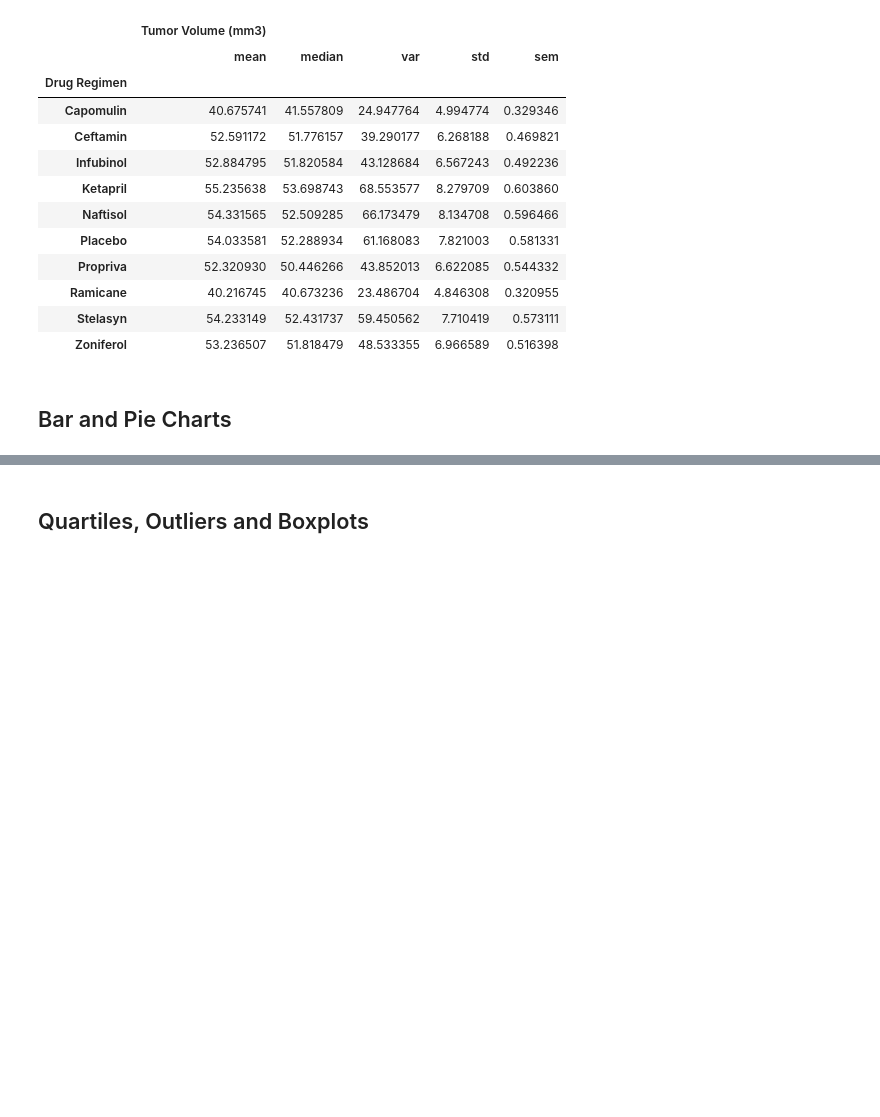
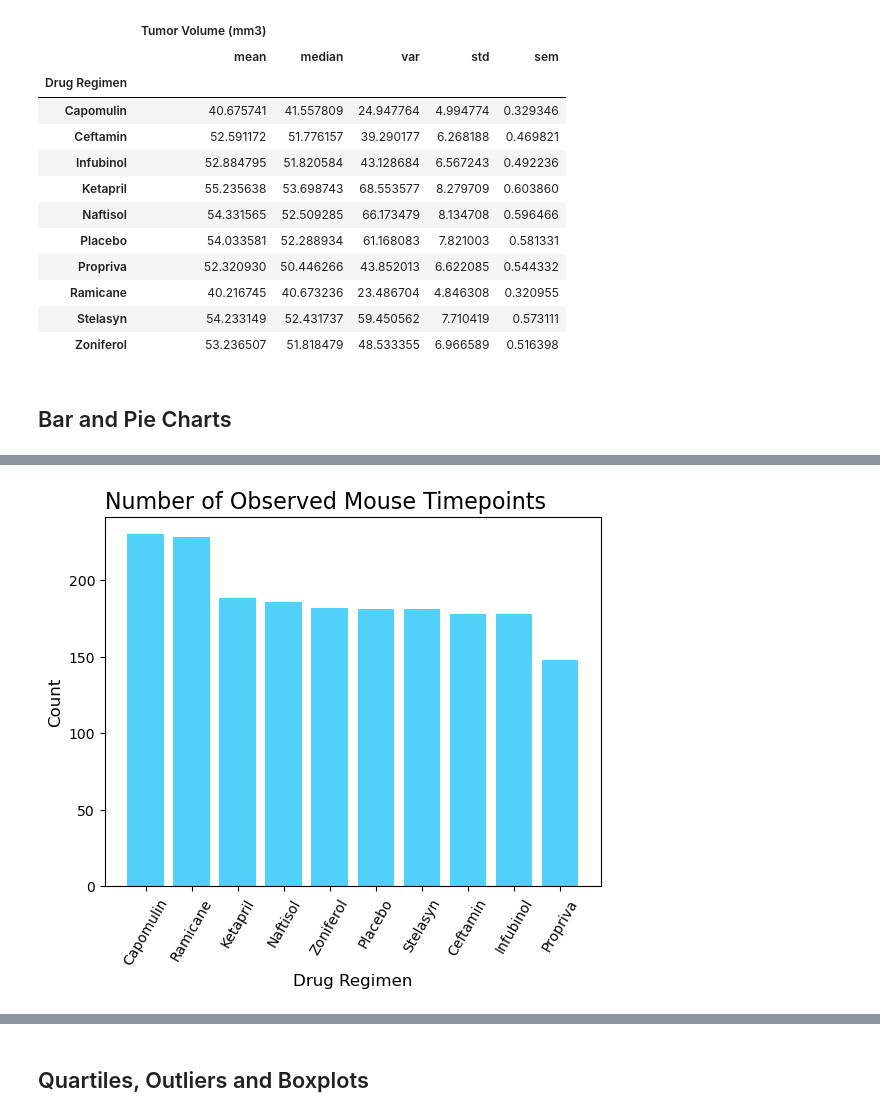
Before and after one commit to dejesusalcala/matplotlib-challenge, a Jupyter notebook: Pymaceuticals/pymaceuticals.ipynb, the cells around one changed output, grey strips where cells are left out. Cells and saved outputs as stored; diff of their text form; code cells hidden in the pictures; blank space fills up the shorter version.

```diff
--- a/Pymaceuticals/pymaceuticals.ipynb
+++ b/Pymaceuticals/pymaceuticals.ipynb
@@ -177,0 +222,11 @@ CleanedMainDF.groupby("Drug Regimen").agg({"Tumor Volume (mm3)":["mean","median"
+# %%
+# Method 2: Using a data frame to plot
+
+plt.bar(data = DrugCountDF, x = "drugs", height = "counts", color = light_blue)
+plt.title("Number of Observed Mouse Timepoints", fontsize = 16, loc = "left")
+plt.xlabel("Drug Regimen", fontsize = 12)
+plt.ylabel("Count", fontsize = 12)
+plt.xticks(rotation = 60)
+plt.show()
+# %% [output]
+[figure, added]
```
Also changed, not shown: parts of 8 cells of this notebook.
